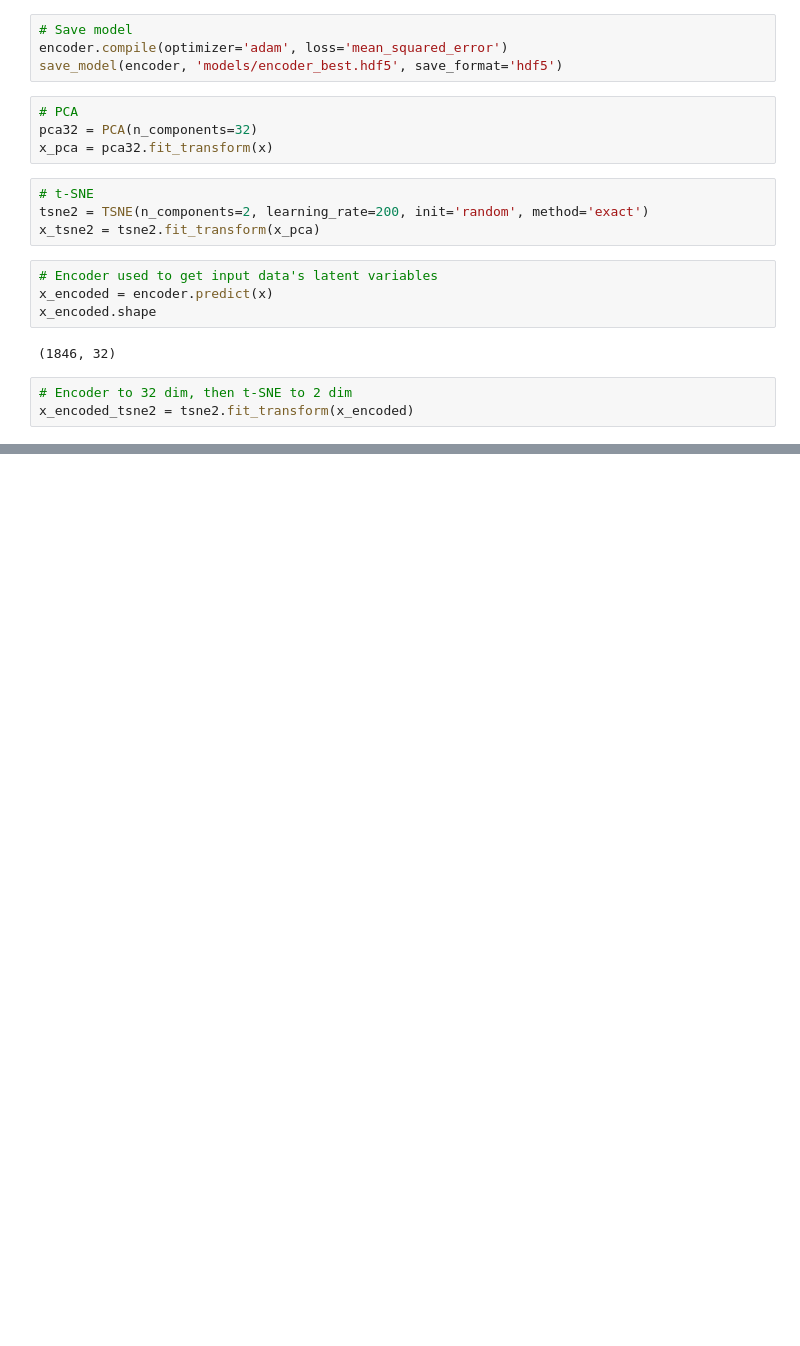
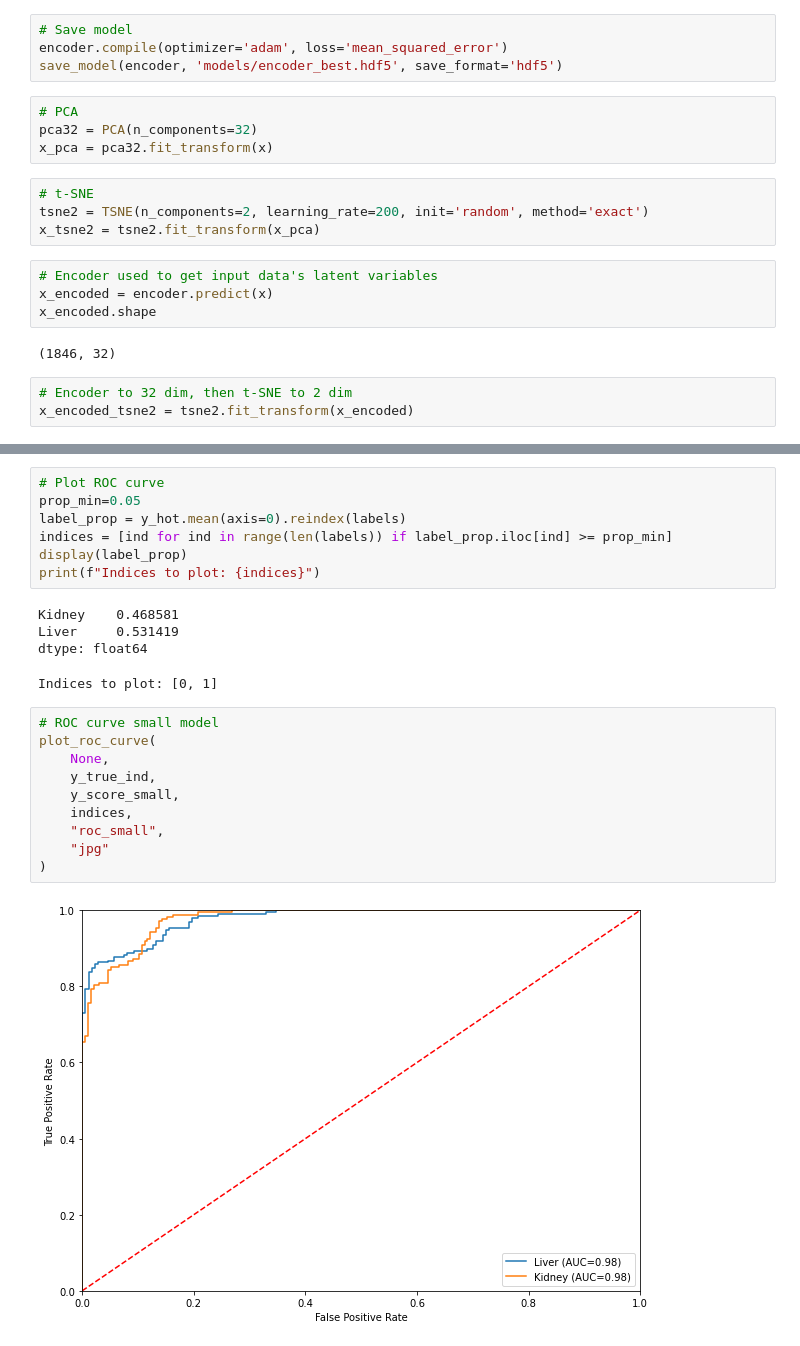
Before and after one commit to UCB-stat-159-s22/hw07-Group14, a Jupyter notebook: Single-cell-analysis.ipynb, the cells around one changed output, grey strips where cells are left out. Drawn from its saved outputs; the diff is of its cells as text; blank space fills up the shorter version.

```diff
--- a/Single-cell-analysis.ipynb
+++ b/Single-cell-analysis.ipynb
@@ -320,0 +613,24 @@ plt.show()
+# %%
+# Plot ROC curve
+prop_min=0.05
+label_prop = y_hot.mean(axis=0).reindex(labels)
+indices = [ind for ind in range(len(labels)) if label_prop.iloc[ind] >= prop_min]
+display(label_prop)
+print(f"Indices to plot: {indices}")
+# %% [output]
+Kidney    0.468581
+Liver     0.531419
+dtype: float64
+Indices to plot: [0, 1]
+# %%
+# ROC curve small model
+plot_roc_curve(
+    None,
+    y_true_ind,
+    y_score_small,
+    indices,
+    "roc_small",
+    "jpg"
+)
+# %% [output]
+[figure, added]
```
Also changed, not shown: parts of 27 cells of this notebook, 15 other files.
